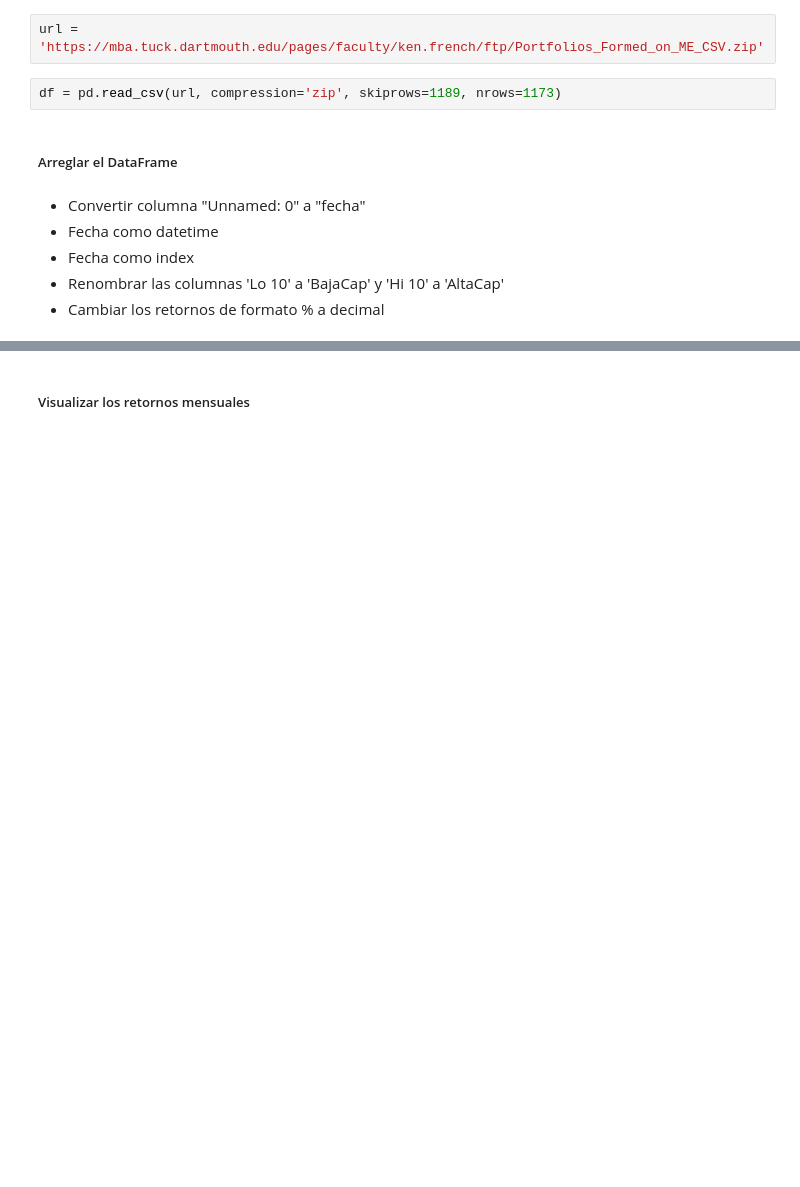
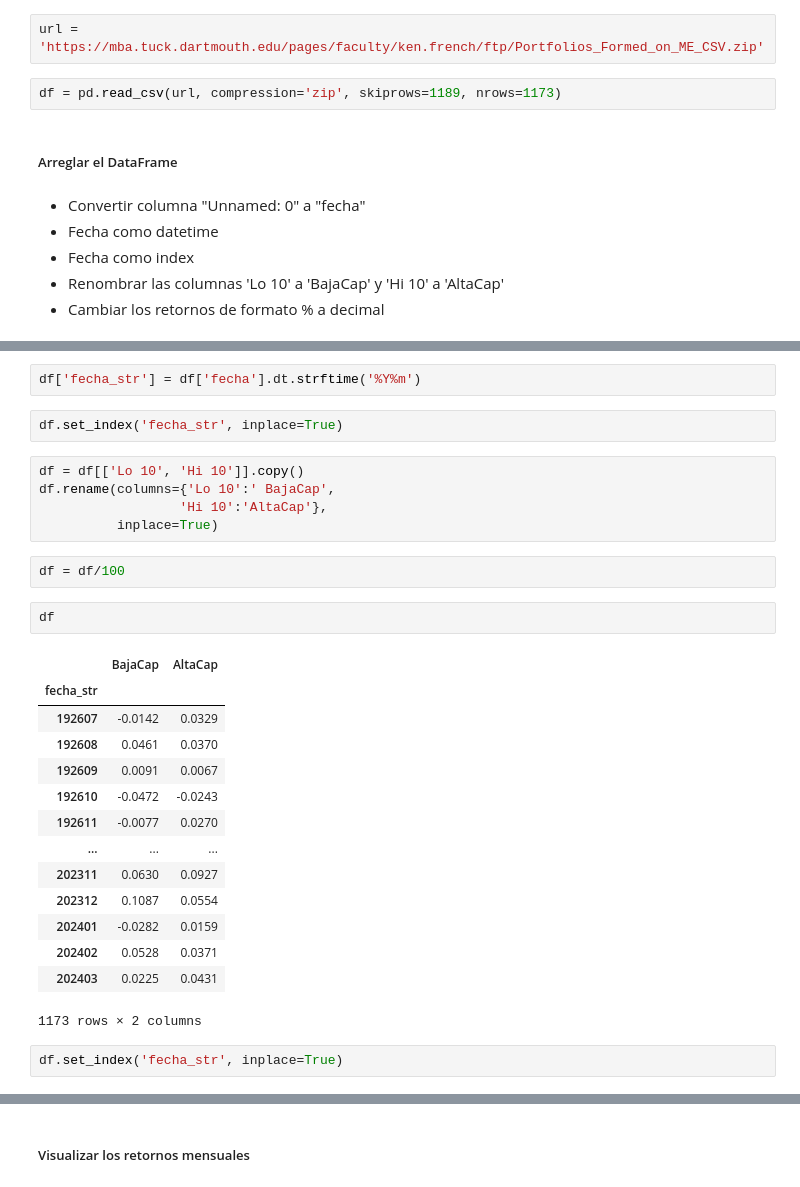
Before and after one commit to carlosdeoncedos/CienciasDatosFinanzas2024_05, a Jupyter notebook: Sesion_5.ipynb, the cells around one changed output, grey strips where cells are left out. Cells and saved outputs as stored; diff of their text form; blank space fills up the shorter version.

```diff
--- a/Sesion_5.ipynb
+++ b/Sesion_5.ipynb
@@ -201,0 +334,30 @@ df = pd.read_csv(url, compression='zip', skiprows=1189, nrows=1173)
+# %%
+df['fecha_str'] = df['fecha'].dt.strftime('%Y%m')
+# %%
+df.set_index('fecha_str', inplace=True)
+# %%
+df = df[['Lo 10', 'Hi 10']].copy()
+df.rename(columns={'Lo 10':' BajaCap',
+                  'Hi 10':'AltaCap'},
+          inplace=True)
+# %%
+df = df/100
+# %%
+df
+# %% [output]
+|  | BajaCap | AltaCap |
+| fecha_str |  |  |
+| 192607 | -0.0142 | 0.0329 |
+| 192608 | 0.0461 | 0.0370 |
+| 192609 | 0.0091 | 0.0067 |
+| 192610 | -0.0472 | -0.0243 |
+| 192611 | -0.0077 | 0.0270 |
+| ... | ... | ... |
+| 202311 | 0.0630 | 0.0927 |
+| 202312 | 0.1087 | 0.0554 |
+| 202401 | -0.0282 | 0.0159 |
+| 202402 | 0.0528 | 0.0371 |
+| 202403 | 0.0225 | 0.0431 |
+1173 rows × 2 columns
+# %%
+df.set_index('fecha_str', inplace=True)
```
Also changed, not shown: parts of 42 cells of this notebook.
